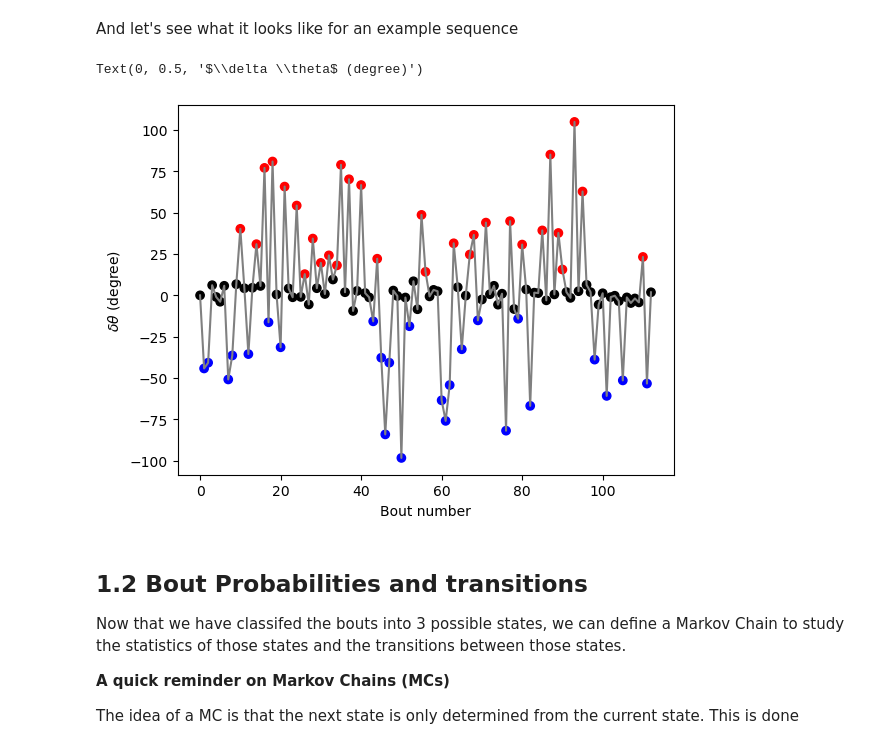
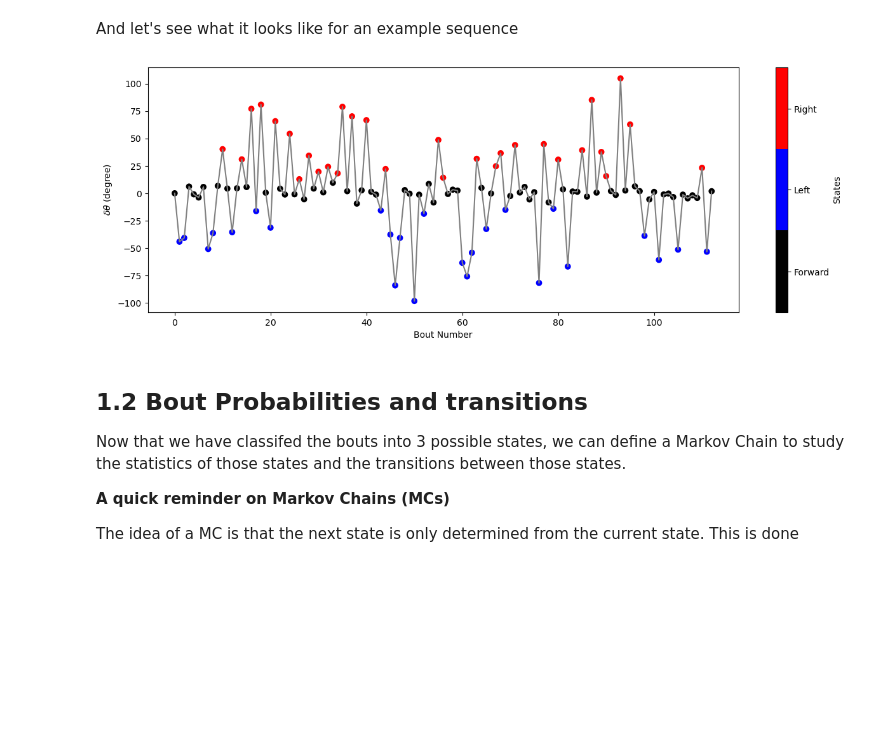
Before and after one commit to EmeEmu/IBIO-Banyuls2023-Python, a Jupyter notebook: day4_HMMs.ipynb, the cells around one changed output. Saved outputs shown, nothing was run; the diff lists cells and outputs as text; code cells hidden in the pictures; blank space fills up the shorter version.

```diff
--- a/day4_HMMs.ipynb
+++ b/day4_HMMs.ipynb
@@ -289,15 +233,10 @@ Text(0, 0.5, 'Density')
 And let's see what it looks like for an example sequence
 # %%
 i=1
-x = np.arange(len(dthetas[i]))
-fig, ax = plt.subplots()
-ax.plot(x, dthetas[i], color="grey")
-ax.scatter(x, dthetas[i], c=bouts[i], cmap=cmap_states)
-ax.set_xlabel("Bout number")
-ax.set_ylabel(r"$\delta \theta$ (degree)")
+fig, ax = plt.subplots(figsize=(15,5))
+plot_angle_sequence(ax, dthetas[i], states=bouts[i])
 # %% [output]
-Text(0, 0.5, '$\\delta \\theta$ (degree)')
-[figure, old version]
+[figure, new version]
 # %% [markdown]
 ## 1.2 Bout Probabilities and transitions
 
```
Also changed, not shown: parts of 111 cells of this notebook, 1 other file.
